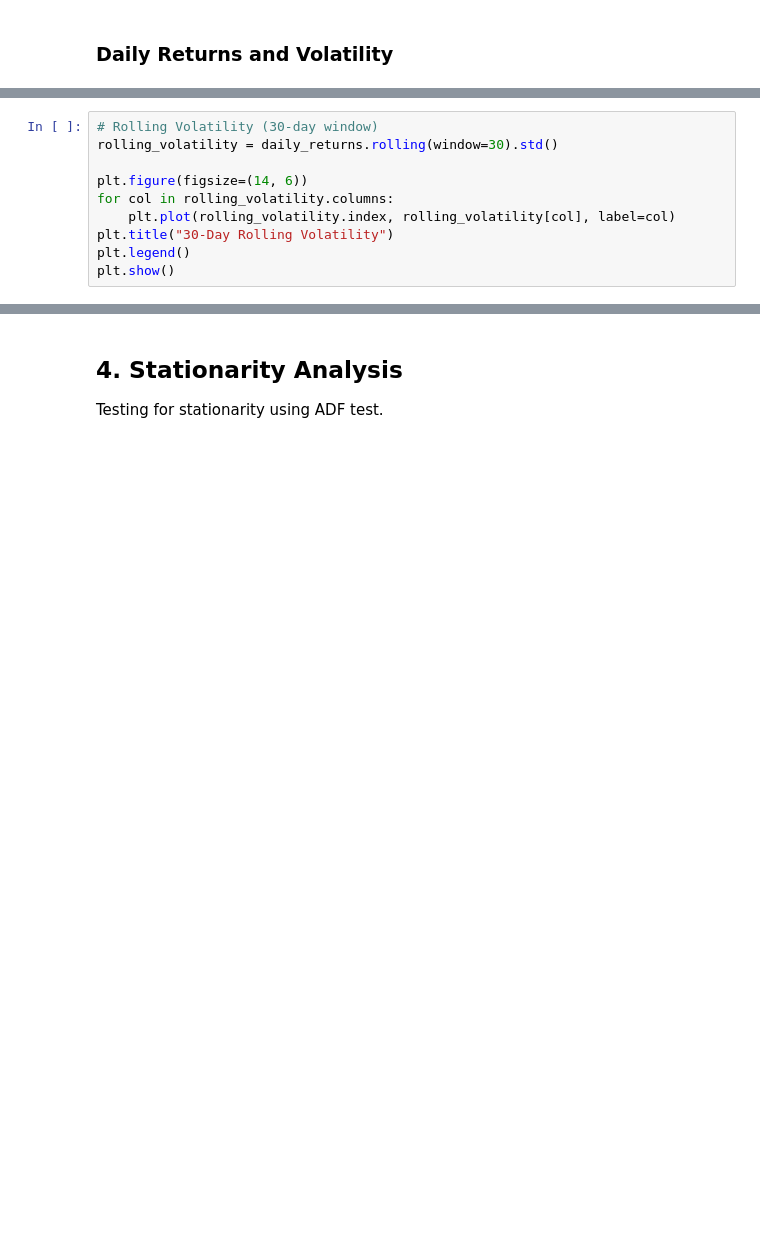
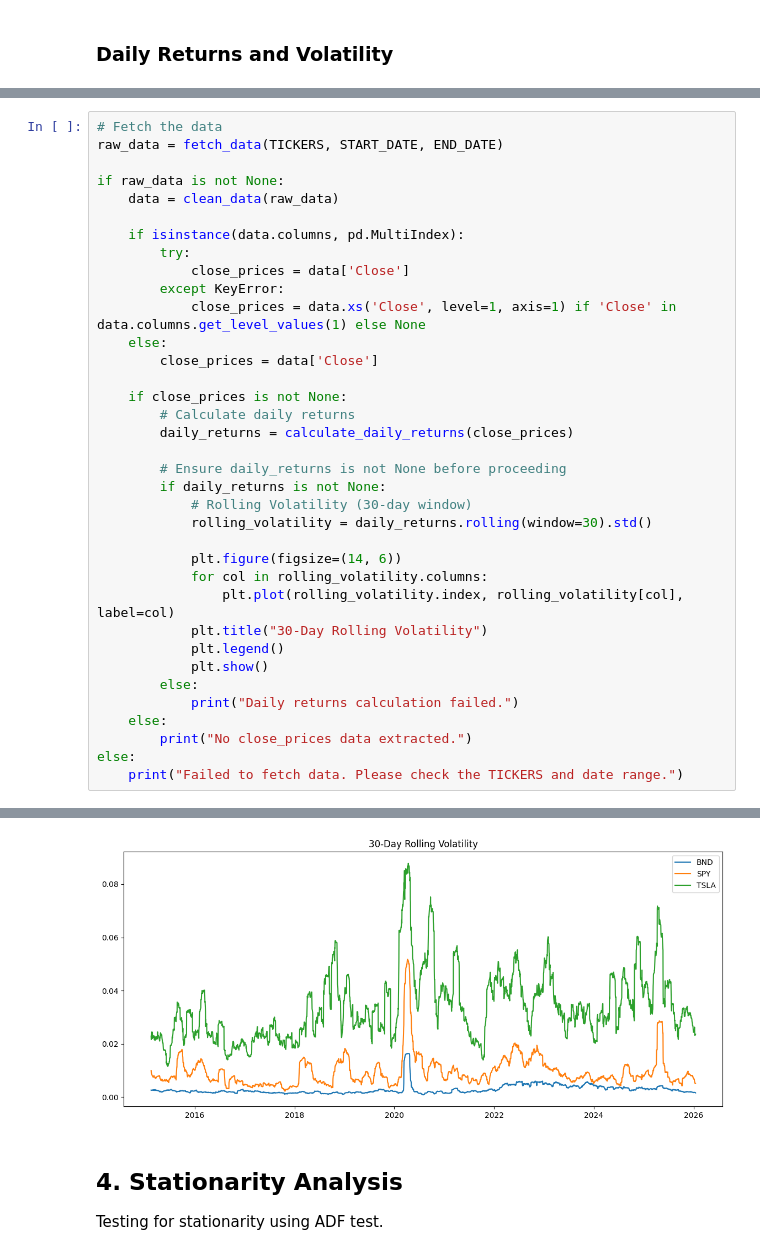
Before and after one commit to ruthasoll/Time-series-forecasting-for-portfolio-management-optimization, a Jupyter notebook: notebooks/EDA.ipynb, the cells around one changed output, grey strips where cells are left out. Cells and saved outputs as stored; diff of their text form; blank space fills up the shorter version.

```diff
--- a/notebooks/EDA.ipynb
+++ b/notebooks/EDA.ipynb
@@ -72,10 +230,37 @@ plt.show()
 # %%
-# Rolling Volatility (30-day window)
-rolling_volatility = daily_returns.rolling(window=30).std()
+# Fetch the data
+raw_data = fetch_data(TICKERS, START_DATE, END_DATE)
 
-plt.figure(figsize=(14, 6))
-for col in rolling_volatility.columns:
-    plt.plot(rolling_volatility.index, rolling_volatility[col], label=col)
-plt.title("30-Day Rolling Volatility")
-plt.legend()
-plt.show()
+if raw_data is not None:
+    data = clean_data(raw_data)
+
+    if isinstance(data.columns, pd.MultiIndex):
+        try:
+            close_prices = data['Close']
+        except KeyError:
+            close_prices = data.xs('Close', level=1, axis=1) if 'Close' in data.columns.get_level_values(1) else None
+    else:
+        close_prices = data['Close']
+
+    if close_prices is not None:
+        # Calculate daily returns
+        daily_returns = calculate_daily_returns(close_prices)
+
+        # Ensure daily_returns is not None before proceeding
+        if daily_returns is not None:
+            # Rolling Volatility (30-day window)
+            rolling_volatility = daily_returns.rolling(window=30).std()
+
+            plt.figure(figsize=(14, 6))
+            for col in rolling_volatility.columns:
+                plt.plot(rolling_volatility.index, rolling_volatility[col], label=col)
+            plt.title("30-Day Rolling Volatility")
+            plt.legend()
+            plt.show()
+        else:
+            print("Daily returns calculation failed.")
+    else:
+        print("No close_prices data extracted.")
+else:
+    print("Failed to fetch data. Please check the TICKERS and date range.")
+# %% [output]
@@ -82,3 +270,4 @@ plt.show()
+[figure, added]
 # %% [markdown]
 ## 4. Stationarity Analysis
 Testing for stationarity using ADF test.
```
Also changed, not shown: parts of 11 cells of this notebook, 2 other files.
